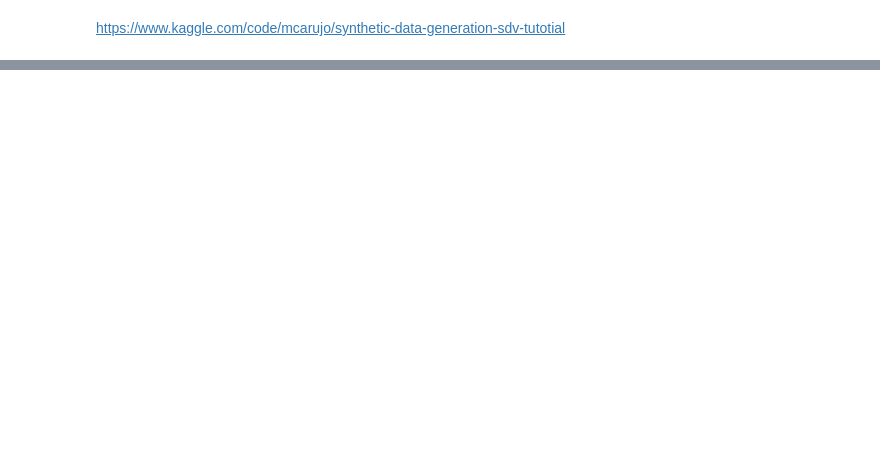
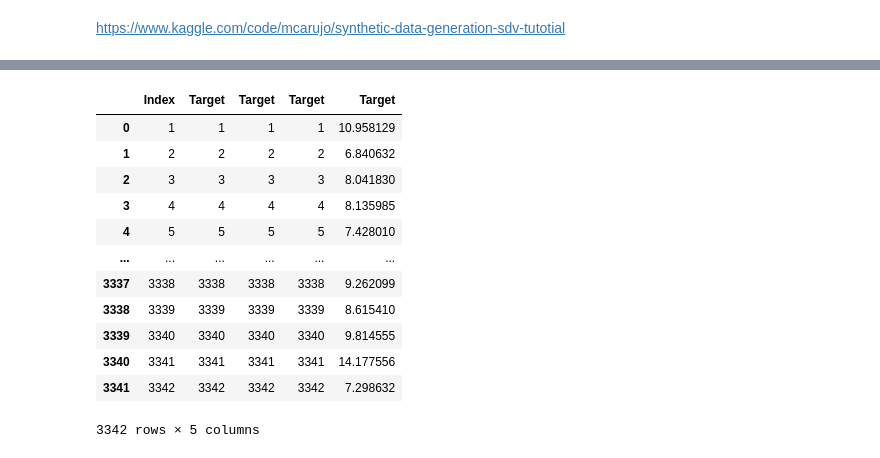
Before and after one commit to KD008/TechSoc_Hackathon_2023, a Jupyter notebook: SDG_1D.ipynb, the cells around one changed output, grey strips where cells are left out. Cells and saved outputs as stored; diff of their text form; code cells hidden in the pictures; blank space fills up the shorter version.

```diff
--- a/SDG_1D.ipynb
+++ b/SDG_1D.ipynb
@@ -213,15 +162,15 @@ from sklearn.model_selection import train_test_split
 from sklearn import linear_model
 
 
-poly = PolynomialFeatures(degree=2)
-X_poly_tr = poly.fit_transform(X_tr)
-X_poly_te=poly.transform(X_te)
+poly = PolynomialFeatures(degree=3)
+X_poly = poly.fit_transform(X)
 
-X_poly_te.shape
+X_train, X_test, y_train, y_test = train_test_split(X_poly, y, test_size = 0.3)
+
 regression = linear_model.LinearRegression()
 
-model = regression.fit(X_poly_tr, y_train)
-score = model.score(X_poly_te, y_test)
+model = regression.fit(X_train, y_train)
+score = model.score(X_test, y_test)
 # %%
 print(score)
 # %% [output]
@@ -228,0 +178,39 @@ print(score)
+# %%
+test=pd.read_csv("/content/PS1D_test.csv")
+Id=test['Index']
+test.drop(['Index'], axis=1, inplace=True)
+
+test.head()
+poly_t = PolynomialFeatures(degree=3)
+X_poly_test = poly.fit_transform(test)
+predictions=model.predict(X_poly_test)
+# %%
+predictions=pd.DataFrame(predictions)
+id = [i for i in range(1, len(predictions)+1)]
+predictions
+# id=pd.DataFrame(id)
+# # id
+# # new_column = [1, 2, 3, 4]
+# predictions.insert(loc=0, column='Indx', value=id)
+# column_names = list(predictions.columns)
+
+# # rename the column at index 1
+# column_names[1] = 'Target'
+# column_names[0] = 'Index'
+# predictions.columns = column_names
+# predictions
+# predictions.to_csv("sub.csv", index=False)
+# %% [output]
+|  | Index | Target | Target | Target | Target |
+| 0 | 1 | 1 | 1 | 1 | 10.958129 |
+| 1 | 2 | 2 | 2 | 2 | 6.840632 |
+| 2 | 3 | 3 | 3 | 3 | 8.041830 |
+| 3 | 4 | 4 | 4 | 4 | 8.135985 |
+| 4 | 5 | 5 | 5 | 5 | 7.428010 |
+| ... | ... | ... | ... | ... | ... |
+| 3337 | 3338 | 3338 | 3338 | 3338 | 9.262099 |
+| 3338 | 3339 | 3339 | 3339 | 3339 | 8.615410 |
+| 3339 | 3340 | 3340 | 3340 | 3340 | 9.814555 |
+| 3340 | 3341 | 3341 | 3341 | 3341 | 14.177556 |
+| 3341 | 3342 | 3342 | 3342 | 3342 | 7.298632 |
+3342 rows × 5 columns
```
Also changed, not shown: parts of 22 cells of this notebook.
